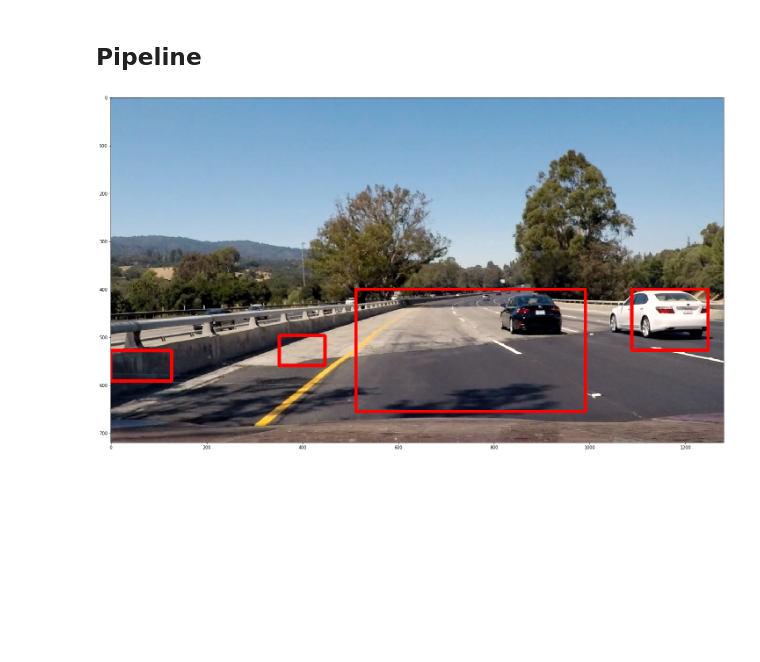
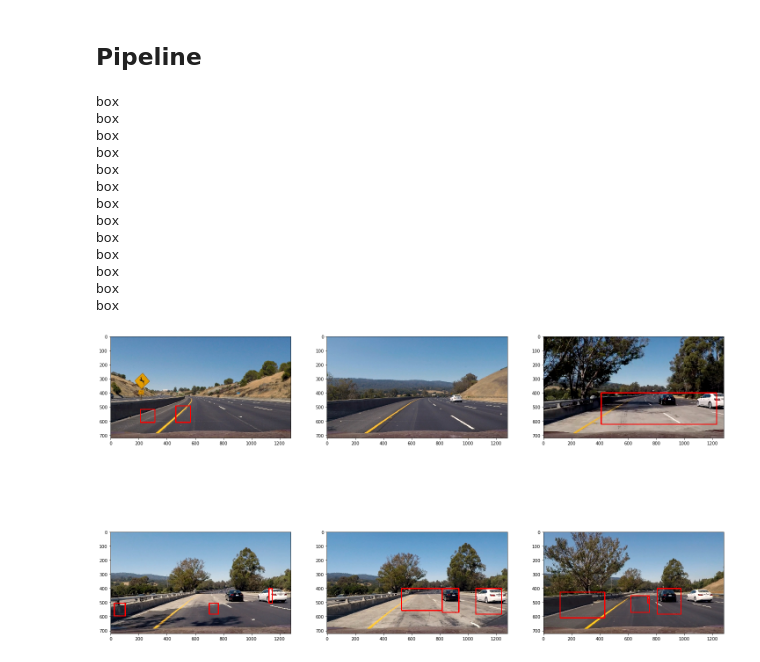
Before and after one commit to lhyleonghuiyu/CarND-Vehicle-Detection, a Jupyter notebook: project.ipynb, the cells around one changed output. Drawn from its saved outputs; the diff is of its cells as text; code cells hidden in the pictures; blank space fills up the shorter version.

```diff
--- a/project.ipynb
+++ b/project.ipynb
@@ -256,7 +259,7 @@ def find_cars(img, ystart, ystop, scale, svc, X_scaler, orient, pix_per_cell, ce
     # 64 was the orginal sampling rate, with 8 cells and 8 pix per cell
     window = 64
     nblocks_per_window = (window // pix_per_cell) - cell_per_block + 1
-    cells_per_step = 2  # Instead of overlap, define how many cells to step
+    cells_per_step = 1  # Instead of overlap, define how many cells to step
     nxsteps = (nxblocks - nblocks_per_window) // cells_per_step + 1
     nysteps = (nyblocks - nblocks_per_window) // cells_per_step + 1
 
@@ -280,7 +283,7 @@ def find_cars(img, ystart, ystop, scale, svc, X_scaler, orient, pix_per_cell, ce
             ytop = ypos*pix_per_cell
 
             # Extract the image patch
-            subimg = cv2.resize(ctrans_tosearch[ytop:ytop+window, xleft:xleft+window], (32,32))
+            subimg = cv2.resize(ctrans_tosearch[ytop:ytop+window, xleft:xleft+window], (64,64))
 
             # Get color features
             #spatial_features = bin_spatial(subimg, size=spatial_size)
@@ -307,7 +310,7 @@ def find_cars(img, ystart, ystop, scale, svc, X_scaler, orient, pix_per_cell, ce
 pic = cv2.imread('./test_images/test2.jpg')
 ystart = 400
 ystop = 635
-scale = 1.5
+scale = 1.2
 
 rectangles = find_cars(pic, ystart, ystop, scale, clf, X_scaler, orient=9, pix_per_cell=8, cell_per_block=2, spatial_size=(32,32), hist_bins=32)
 draw_img = np.copy(pic)
@@ -374,25 +397,62 @@ fig.tight_layout()
 # %% [markdown]
 ## Pipeline
 # %%
+stored_heat = deque(maxlen=7)
+
 def pipeline(img):
     ystart = 400
-    ystop = 656
-    scale = 2.0
+    ystop = 630
+    scale = 1.65
 
     rectangles = find_cars(img, ystart, ystop, scale, clf, X_scaler, orient=9, pix_per_cell=8, cell_per_block=2, spatial_size=(32,32), hist_bins=32)
+
     heat = np.zeros_like(img[:,:,0]).astype(np.float64)
+
     heat = add_heat(heat,rectangles)
-    heat = apply_threshold(heat,1)
+
+    heat = apply_threshold(heat, 3)
     heatmap = np.clip(heat, 0, 255)
     labels = label(heatmap)
-    draw_img = draw_labeled_bboxes(np.copy(img), labels)
+    boxes = get_labeled_bboxes(img, labels)
+    stored_heat.append(boxes)
+
+    heat_box = np.zeros_like(img[:,:,0]).astype(np.float64)
+    for i in range(len(stored_heat)):
+        currBox = stored_heat[i]
+        heat_box = add_heat(heat_box, currBox)
+
+    heat_box = apply_threshold(heat_box, 4)
+    heatmap_box = np.clip(heat_box, 0, 255)
+    labels_box = label(heatmap_box)
+    draw_img = draw_labeled_bboxes(img, labels_box)
+
 
     return draw_img
-# %%
-test_pic = cv2.imread('./test_images/test4.jpg')
-draw = pipeline(test_pic)
-draw = cv2.cvtColor(draw, cv2.COLOR_BGR2RGB)
-plt.imshow(draw)
-plt.imsave(arr=draw,fname="./output_images/testpic.jpg")
-# %% [output]
-[figure, removed]
+# %%
+test_images = []
+for filename in glob.glob('./test_images/*.jpg'):
+    test_images.append(filename)
+
+fig = plt.figure()
+for i in range(len(test_images)):
+    pic = cv2.imread(test_images[i])
+    result = pipeline(pic)
+    fig.add_subplot(2, 3, i+1)
+    plt.imshow(cv2.cvtColor(result, cv2.COLOR_BGR2RGB))
+
+fig.savefig("output.jpg")
+# %% [output]
+box
+box
+box
+box
+box
+box
+box
+box
+box
+box
+box
+box
+box
+[figure, added]
```
Also changed, not shown: parts of 7 cells of this notebook, 4 other files.
